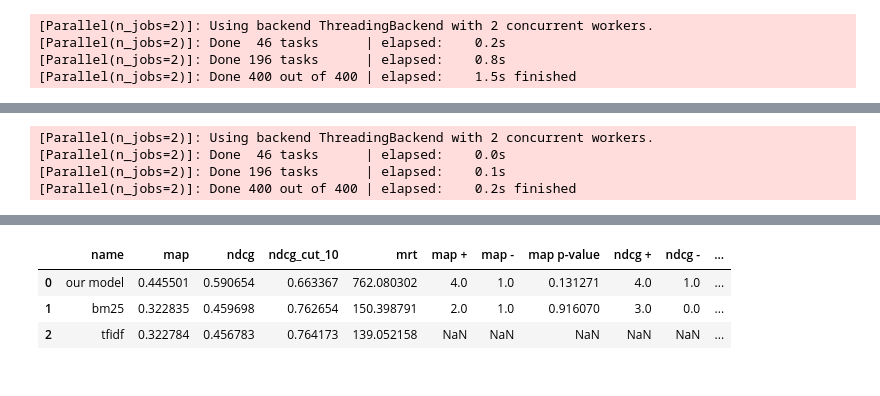
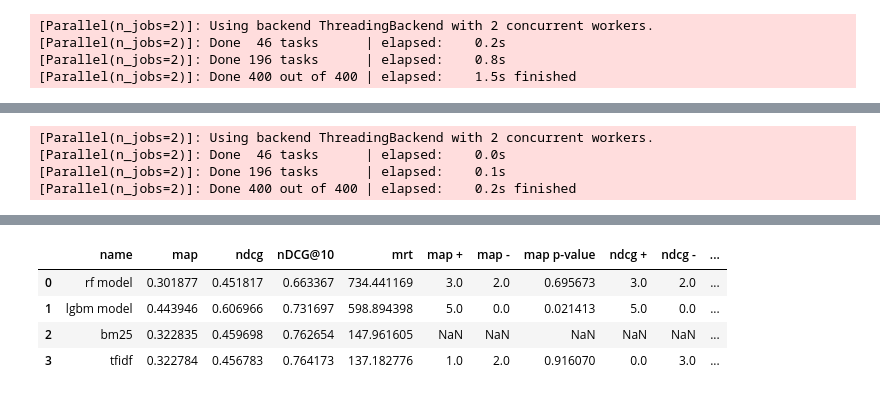
Before and after one commit to Dong34/Recipe-Search-Engine, a Jupyter notebook: final_proj.ipynb, the cells around one changed output, grey strips where cells are left out. Drawn from its saved outputs; the diff is of its cells as text; code cells hidden in the pictures.

Commit message:
add lgbm

```diff
--- a/final_proj.ipynb
+++ b/final_proj.ipynb
@@ -191,3 +203,28 @@ rf_pipe.fit(train_topics, qrels)
 [Parallel(n_jobs=2)]: Done  46 tasks      | elapsed:    0.2s
 [Parallel(n_jobs=2)]: Done 196 tasks      | elapsed:    0.8s
 [Parallel(n_jobs=2)]: Done 400 out of 400 | elapsed:    1.5s finished
+# %%
+import lightgbm as lgb
+
+# this configures LightGBM as LambdaMART
+lmart_l = lgb.LGBMRanker(
+    task="train",
+    silent=False,
+    min_data_in_leaf=1,
+    min_sum_hessian_in_leaf=1,
+    max_bin=255,
+    num_leaves=31,
+    objective="lambdarank",
+    metric="ndcg",
+    ndcg_eval_at=[10],
+    ndcg_at=[10],
+    eval_at=[10],
+    learning_rate= .1,
+    importance_type="gain",
+    num_iterations=100,
+    early_stopping_rounds=5
+)
+
+lmart_x_pipe = ltr_feats_new1 >> pt.ltr.apply_learned_model(lmart_l, form="ltr", fit_kwargs={'eval_at':[10]})
+
+%time lmart_x_pipe.fit(train_topics, qrels, valid_topics, qrels)
@@ -194,10 +251,10 @@ rf_pipe.fit(train_topics, qrels)
 # %%
 pt.Experiment(
-    [rf_pipe, bm25 % 50, tfidf % 50],
+    [rf_pipe % 50,lmart_x_pipe, bm25 % 50, tfidf % 50],
     test_topics,
     qrels,
-    eval_metrics=["map", "ndcg", "ndcg_cut_10", "mrt"],
-    names=["our model","bm25","tfidf"],
+    eval_metrics=["map", "ndcg", nDCG@10, "mrt"],
+    names=["rf model","lgbm model","bm25","tfidf"],
     baseline = 2
 )
 # %% [output]
@@ -212,4 +273,5 @@ pt.Experiment(
-|  | name | map | ndcg | ndcg_cut_10 | mrt | map + | map - | map p-value | ndcg + | ndcg - | ... |
-| 0 | our model | 0.445501 | 0.590654 | 0.663367 | 762.080302 | 4.0 | 1.0 | 0.131271 | 4.0 | 1.0 | ... |
-| 1 | bm25 | 0.322835 | 0.459698 | 0.762654 | 150.398791 | 2.0 | 1.0 | 0.916070 | 3.0 | 0.0 | ... |
-| 2 | tfidf | 0.322784 | 0.456783 | 0.764173 | 139.052158 | NaN | NaN | NaN | NaN | NaN | ... |
+|  | name | map | ndcg | nDCG@10 | mrt | map + | map - | map p-value | ndcg + | ndcg - | ... |
+| 0 | rf model | 0.301877 | 0.451817 | 0.663367 | 734.441169 | 3.0 | 2.0 | 0.695673 | 3.0 | 2.0 | ... |
+| 1 | lgbm model | 0.443946 | 0.606966 | 0.731697 | 598.894398 | 5.0 | 0.0 | 0.021413 | 5.0 | 0.0 | ... |
+| 2 | bm25 | 0.322835 | 0.459698 | 0.762654 | 147.961605 | NaN | NaN | NaN | NaN | NaN | ... |
+| 3 | tfidf | 0.322784 | 0.456783 | 0.764173 | 137.182776 | 1.0 | 2.0 | 0.916070 | 0.0 | 3.0 | ... |
```
Also changed, not shown: parts of 5 cells of this notebook.
